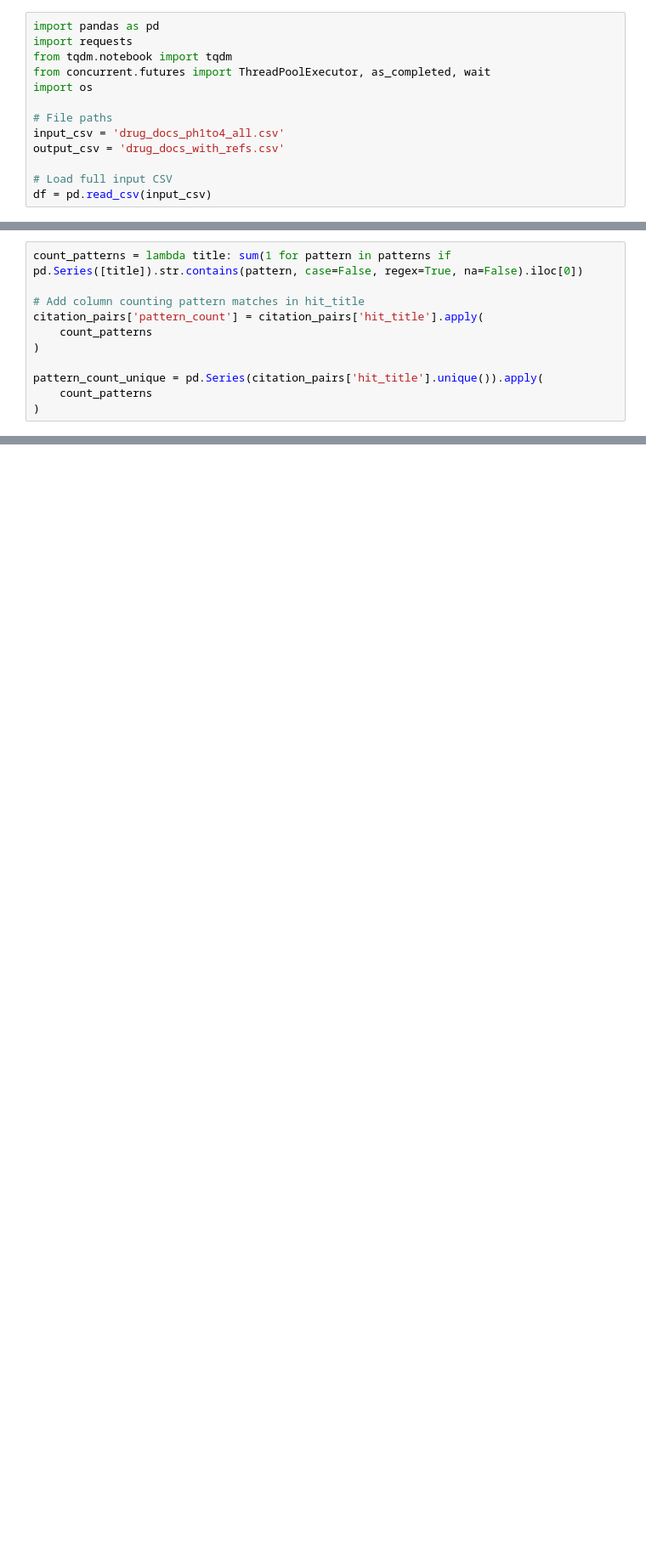
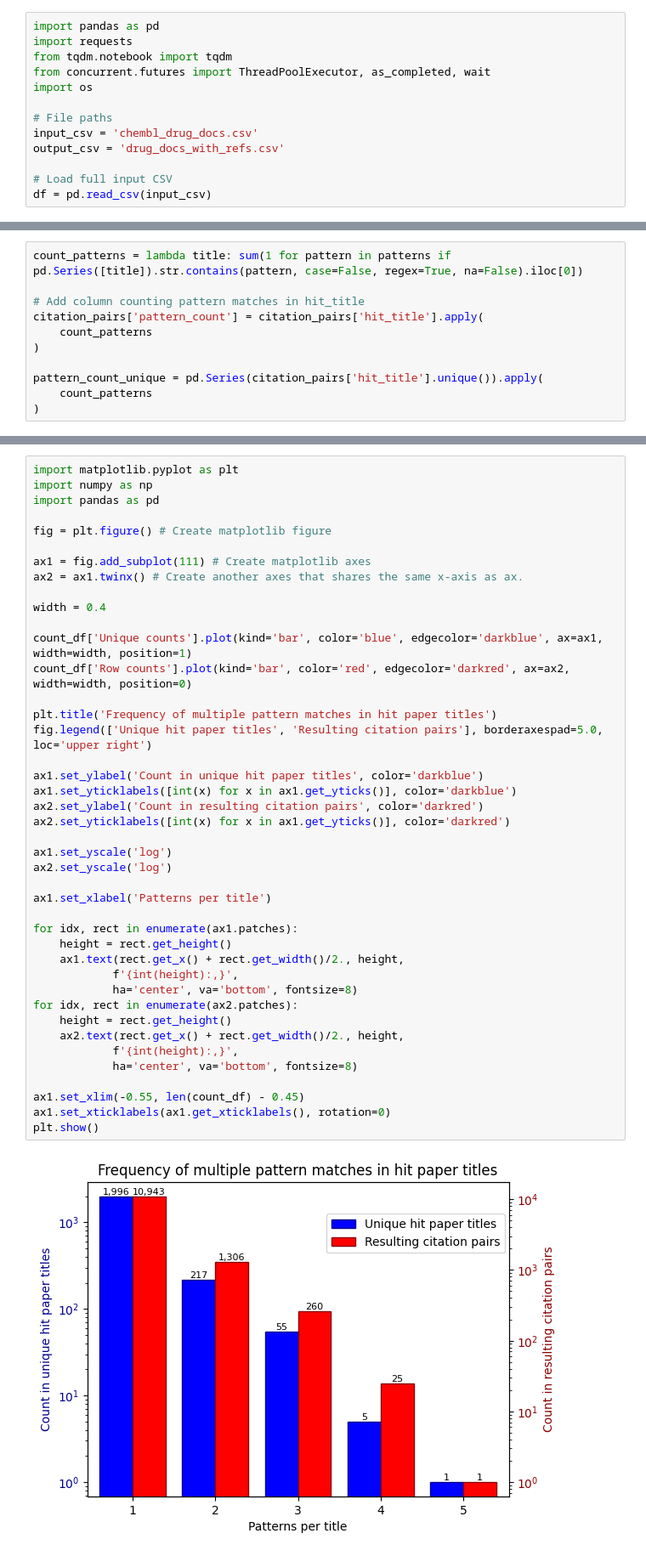
Before and after one commit to BlayvasD/Hits2ClinicalCandidates, a Jupyter notebook: collect_docs.ipynb, the cells around one changed output, grey strips where cells are left out. Shown: that part at 85% size. Saved outputs shown, nothing was run; the diff lists cells and outputs as text; blank space fills up the shorter version.

```diff
--- a/collect_docs.ipynb
+++ b/collect_docs.ipynb
@@ -6,7 +6,7 @@ from concurrent.futures import ThreadPoolExecutor, as_completed, wait
 import os
 
 # File paths
-input_csv = 'drug_docs_ph1to4_all.csv'
+input_csv = 'chembl_drug_docs.csv'
 output_csv = 'drug_docs_with_refs.csv'
 
 # Load full input CSV
@@ -226,3 +321,47 @@ Pattern count distribution:
+# %%
+import matplotlib.pyplot as plt
+import numpy as np
+import pandas as pd
+
+fig = plt.figure() # Create matplotlib figure
+
+ax1 = fig.add_subplot(111) # Create matplotlib axes
+ax2 = ax1.twinx() # Create another axes that shares the same x-axis as ax.
+
+width = 0.4
+
+count_df['Unique counts'].plot(kind='bar', color='blue', edgecolor='darkblue', ax=ax1, width=width, position=1)
+count_df['Row counts'].plot(kind='bar', color='red', edgecolor='darkred', ax=ax2, width=width, position=0)
+
+plt.title('Frequency of multiple pattern matches in hit paper titles')
+fig.legend(['Unique hit paper titles', 'Resulting citation pairs'], borderaxespad=5.0, loc='upper right')
+
+ax1.set_ylabel('Count in unique hit paper titles', color='darkblue')
+ax1.set_yticklabels([int(x) for x in ax1.get_yticks()], color='darkblue')
+ax2.set_ylabel('Count in resulting citation pairs', color='darkred')
+ax2.set_yticklabels([int(x) for x in ax1.get_yticks()], color='darkred')
+
+ax1.set_yscale('log')
+ax2.set_yscale('log')
+
+ax1.set_xlabel('Patterns per title')
+
+for idx, rect in enumerate(ax1.patches):
+    height = rect.get_height()
+    ax1.text(rect.get_x() + rect.get_width()/2., height,
+            f'{int(height):,}',
+            ha='center', va='bottom', fontsize=8)
+for idx, rect in enumerate(ax2.patches):
+    height = rect.get_height()
+    ax2.text(rect.get_x() + rect.get_width()/2., height,
+            f'{int(height):,}',
+            ha='center', va='bottom', fontsize=8)
+
+ax1.set_xlim(-0.55, len(count_df) - 0.45)
+ax1.set_xticklabels(ax1.get_xticklabels(), rotation=0)
+plt.show()
+# %% [output]
+[figure, added]
 # %%
 import duckdb
 
```
Also changed, not shown: parts of 8 cells of this notebook, 8 other files.
